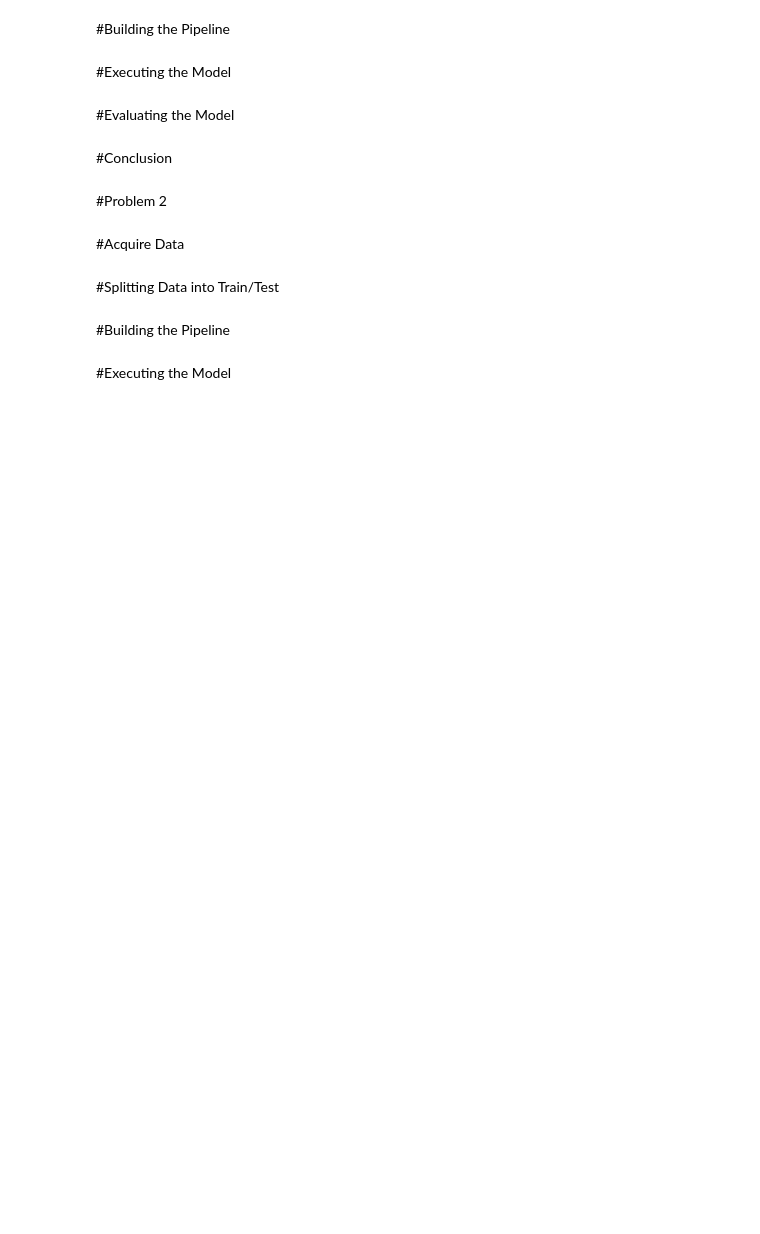
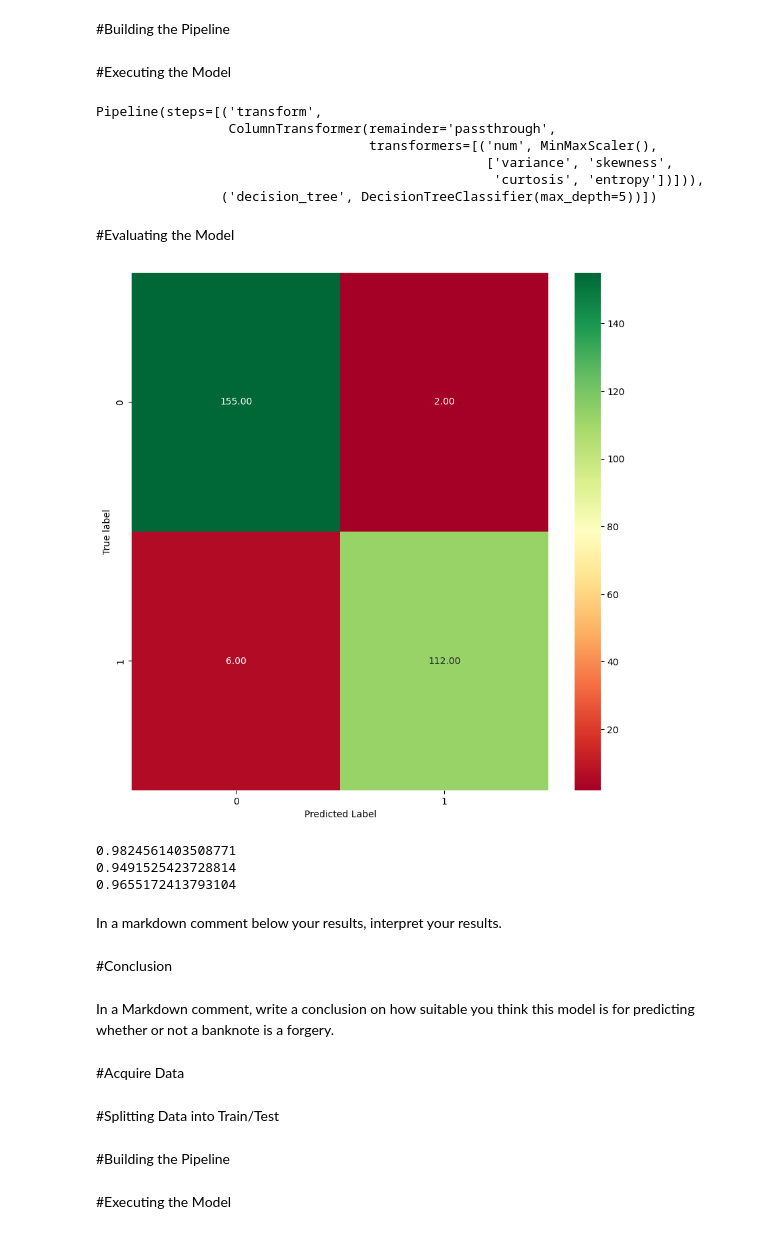
Before and after one commit to valenderval/MLA_JFV, a Jupyter notebook: MLA4_JFV.ipynb, the cells around one changed output. Saved outputs shown, nothing was run; the diff lists cells and outputs as text; code cells hidden in the pictures; blank space fills up the shorter version.

```diff
--- a/MLA4_JFV.ipynb
+++ b/MLA4_JFV.ipynb
@@ -26,10 +86,44 @@ Jacob Vallery <br>CS430-ON <br>Machine Learning in the Cloud
+# %%
+col_transform = ColumnTransformer(transformers=[
+                               ('num',MinMaxScaler(), num_attribs)],
+                               remainder='passthrough')
+# %%
+pipeline = Pipeline([
+                     ('transform', col_transform),
+                     ('decision_tree',tree.DecisionTreeClassifier(max_depth=5))
+                     ])
 # %% [markdown]
 #Executing the Model
+# %%
+pipeline.fit(X_train, y_train)
+# %% [output]
+Pipeline(steps=[('transform',
+                 ColumnTransformer(remainder='passthrough',
+                                   transformers=[('num', MinMaxScaler(),
+                                                  ['variance', 'skewness',
+                                                   'curtosis', 'entropy'])])),
+                ('decision_tree', DecisionTreeClassifier(max_depth=5))])
 # %% [markdown]
 #Evaluating the Model
+# %%
+y_pred = pipeline.predict(X_test)
+# %%
+plot_cm(y_test,y_pred)
+# %% [output]
+[figure, added]
+# %%
+print(precision_score(y_test,y_pred))
+print(recall_score(y_test,y_pred))
+print(f1_score(y_test,y_pred))
+# %% [output]
+0.9824561403508771
+0.9491525423728814
+0.9655172413793104
+# %% [markdown]
+ In a markdown comment below your results, interpret your results.
 # %% [markdown]
 #Conclusion
-# %% [markdown]
-#Problem 2
+# %% [markdown]
+In a Markdown comment, write a conclusion on how suitable you think this model is for predicting whether or not a banknote is a forgery.
 # %% [markdown]
 #Acquire Data
```
Also changed, not shown: parts of 25 cells of this notebook.
